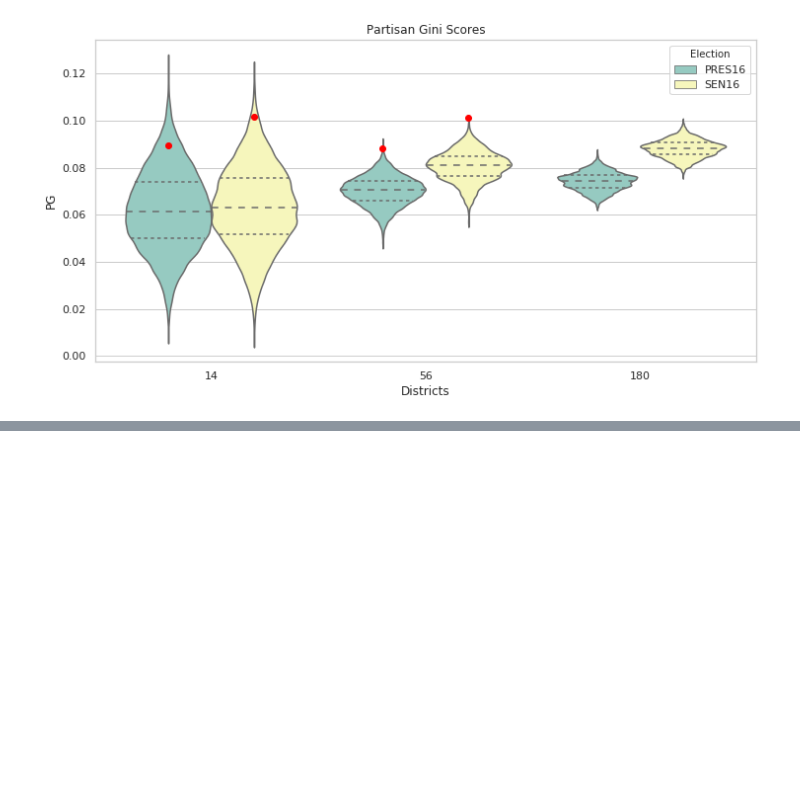
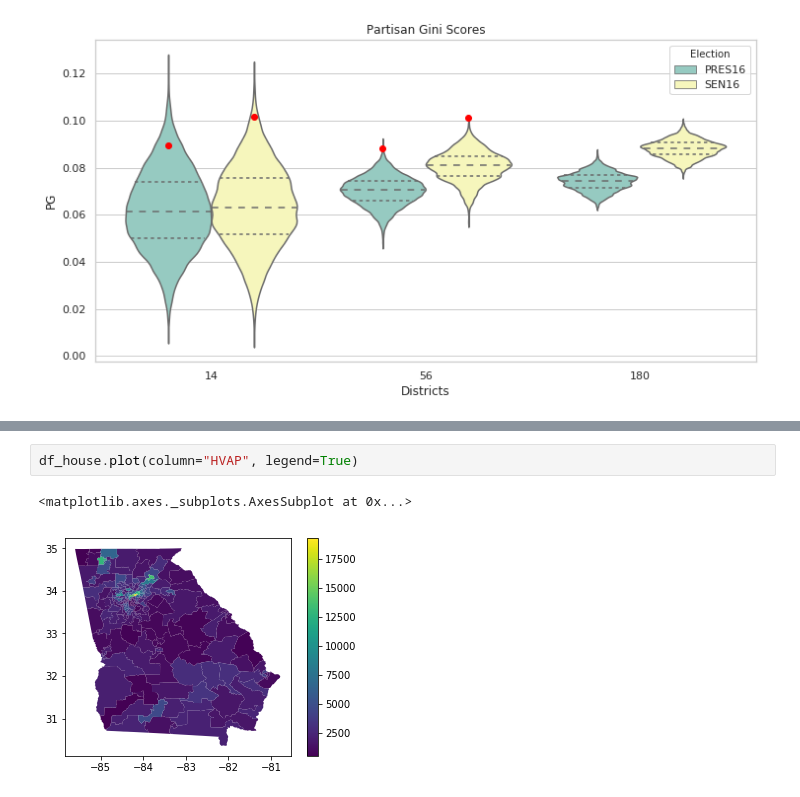
Before and after one commit to gerrymandr/georgia, a Jupyter notebook: GA_init_results.ipynb, the cells around one changed output, grey strips where cells are left out. Drawn from its saved outputs; the diff is of its cells as text; blank space fills up the shorter version.

```diff
--- a/GA_init_results.ipynb
+++ b/GA_init_results.ipynb
@@ -524,0 +537,5 @@ plt.show()
+# %%
+df_house.plot(column="HVAP", legend=True)
+# %% [output]
+<matplotlib.axes._subplots.AxesSubplot at 0x...>
+[figure, added]
```
Also changed, not shown: parts of 6 cells of this notebook, 5 other files.
